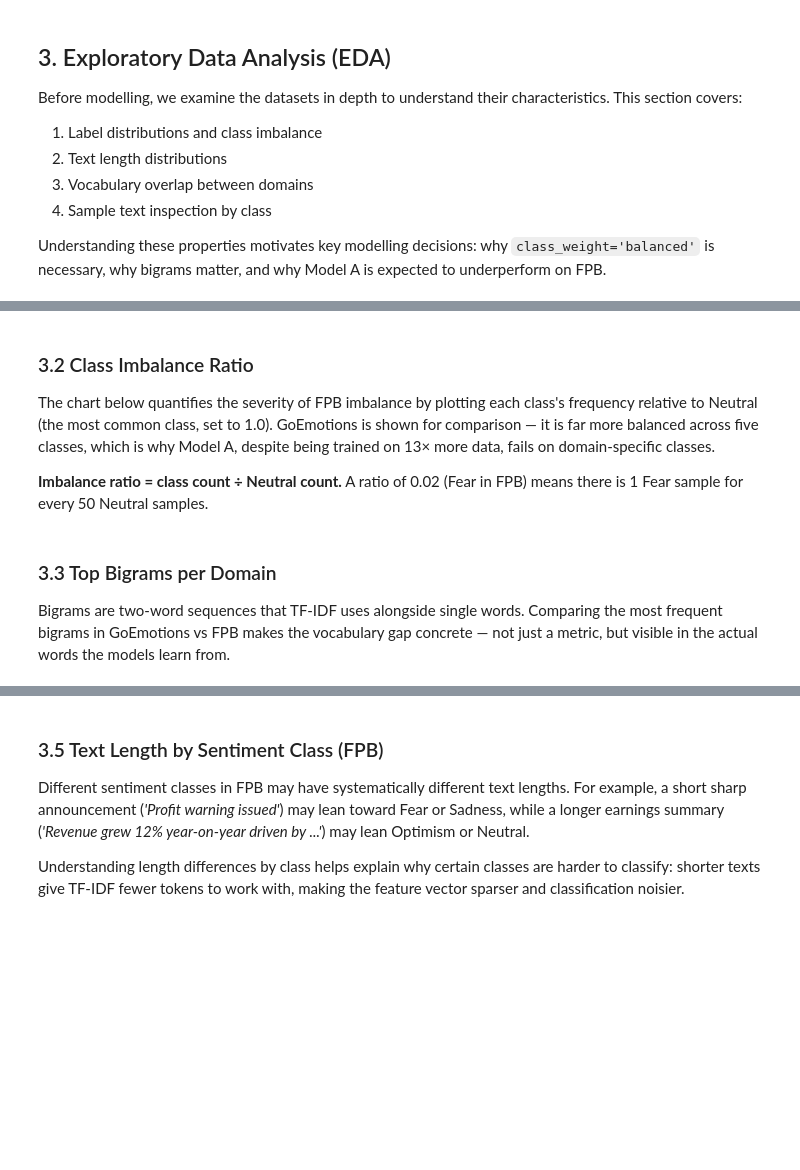
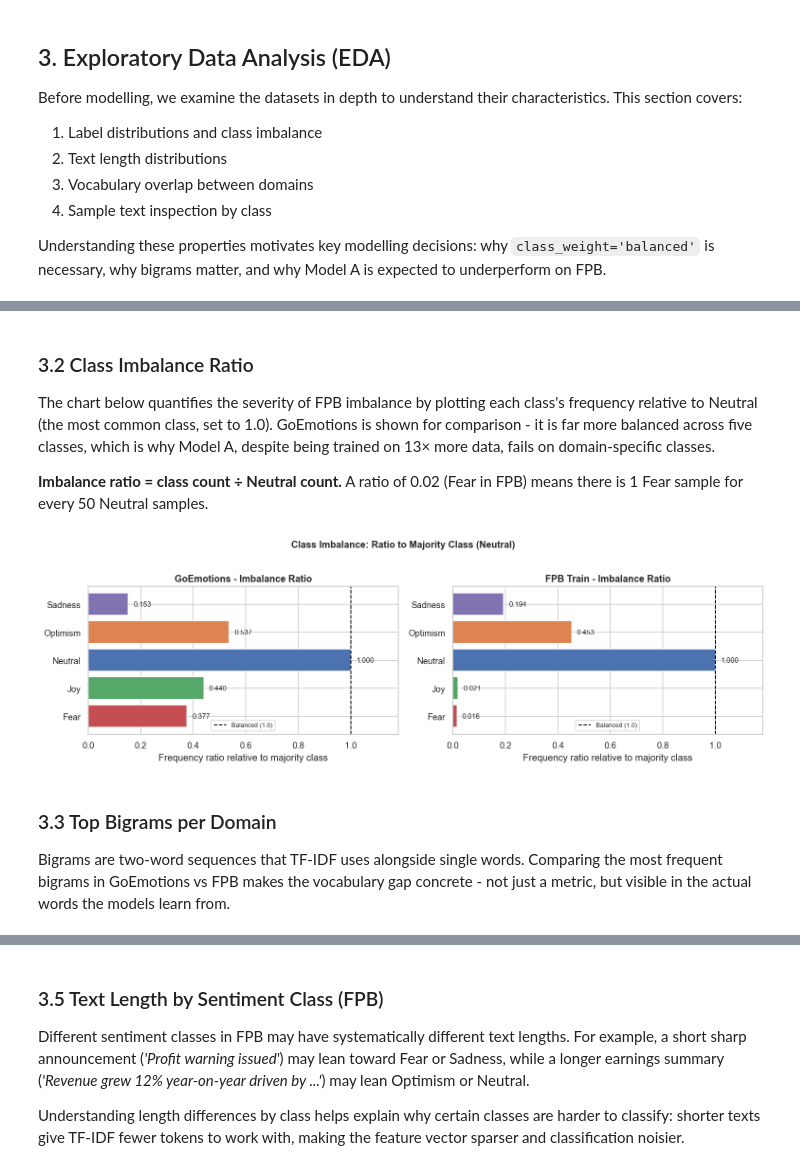
Before and after one commit to Kevinmonitor/TECHNOLOGY-DESIGN-PROJECT, a Jupyter notebook: notebooks/baseline_modelling.ipynb, the cells around one changed output, grey strips where cells are left out. Saved outputs shown, nothing was run; the diff lists cells and outputs as text; code cells hidden in the pictures; blank space fills up the shorter version.

Commit message:
style(notebooks): replace special visual formatting characters to standardize text encoding across modeling files

```diff
--- a/notebooks/baseline_modelling.ipynb
+++ b/notebooks/baseline_modelling.ipynb
@@ -240,32 +272,34 @@ print(f'  Naive-Neutral accuracy on FPB test: {100*(fpb_test["label"]=="Neutral"
 # %% [markdown]
 ### 3.2 Class Imbalance Ratio
 
-The chart below quantifies the severity of FPB imbalance by plotting each class's frequency relative to Neutral (the most common class, set to 1.0). GoEmotions is shown for comparison — it is far more balanced across five classes, which is why Model A, despite being trained on 13× more data, fails on domain-specific classes.
+The chart below quantifies the severity of FPB imbalance by plotting each class's frequency relative to Neutral (the most common class, set to 1.0). GoEmotions is shown for comparison - it is far more balanced across five classes, which is why Model A, despite being trained on 13× more data, fails on domain-specific classes.
 
 **Imbalance ratio = class count ÷ Neutral count.** A ratio of 0.02 (Fear in FPB) means there is 1 Fear sample for every 50 Neutral samples.
 # %%
 fig, axes = plt.subplots(1, 2, figsize=(13, 4))
 
 for ax, (df, name) in zip(axes, [(goemotions, 'GoEmotions'), (fpb_train, 'FPB Train')]):
     counts = df['label'].value_counts().reindex(LABELS, fill_value=0)
     ratio  = counts / counts.max()
     bars   = ax.barh(LABELS, ratio.values, color=COLORS, edgecolor='white')
     ax.axvline(1.0, color='black', linewidth=1.2, linestyle='--', label='Balanced (1.0)')
     ax.set_xlim(0, 1.18)
     ax.set_xlabel('Frequency ratio relative to majority class')
-    ax.set_title(f'{name} — Imbalance Ratio', fontweight='bold')
+    ax.set_title(f'{name} - Imbalance Ratio', fontweight='bold')
     ax.legend(fontsize=8)
     for bar, v in zip(bars, ratio.values):
         ax.text(v + 0.02, bar.get_y() + bar.get_height()/2,
                 f'{v:.3f}', va='center', fontsize=9)
 
 plt.suptitle('Class Imbalance: Ratio to Majority Class (Neutral)', fontsize=12, fontweight='bold', y=1.02)
 plt.tight_layout()
 plt.show()
+# %% [output]
+[figure, added]
 # %% [markdown]
 ### 3.3 Top Bigrams per Domain
 
-Bigrams are two-word sequences that TF-IDF uses alongside single words. Comparing the most frequent bigrams in GoEmotions vs FPB makes the vocabulary gap concrete — not just a metric, but visible in the actual words the models learn from.
+Bigrams are two-word sequences that TF-IDF uses alongside single words. Comparing the most frequent bigrams in GoEmotions vs FPB makes the vocabulary gap concrete - not just a metric, but visible in the actual words the models learn from.
 # %%
 from collections import Counter
 
```
Also changed, not shown: parts of 86 cells of this notebook, 1 other file.
